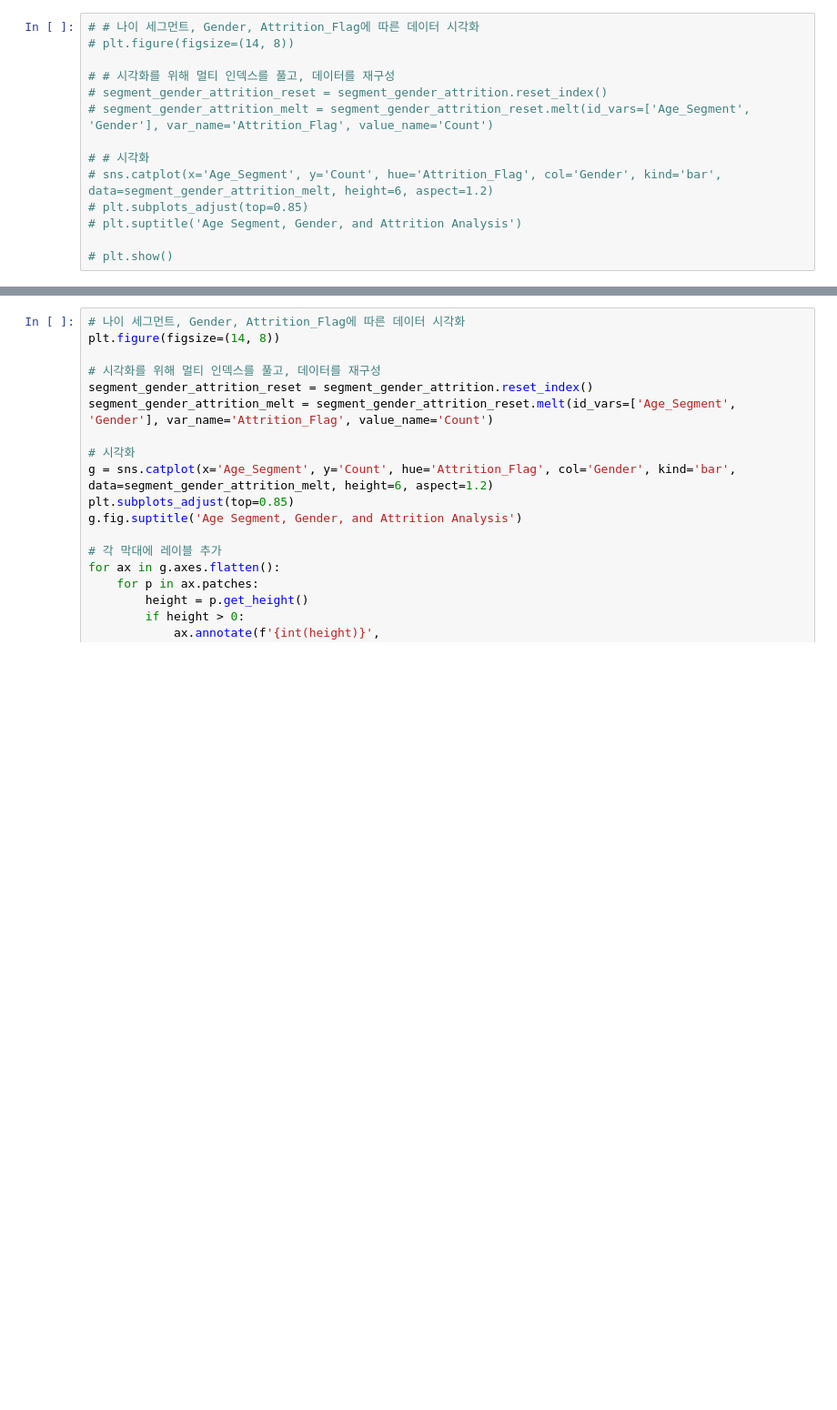
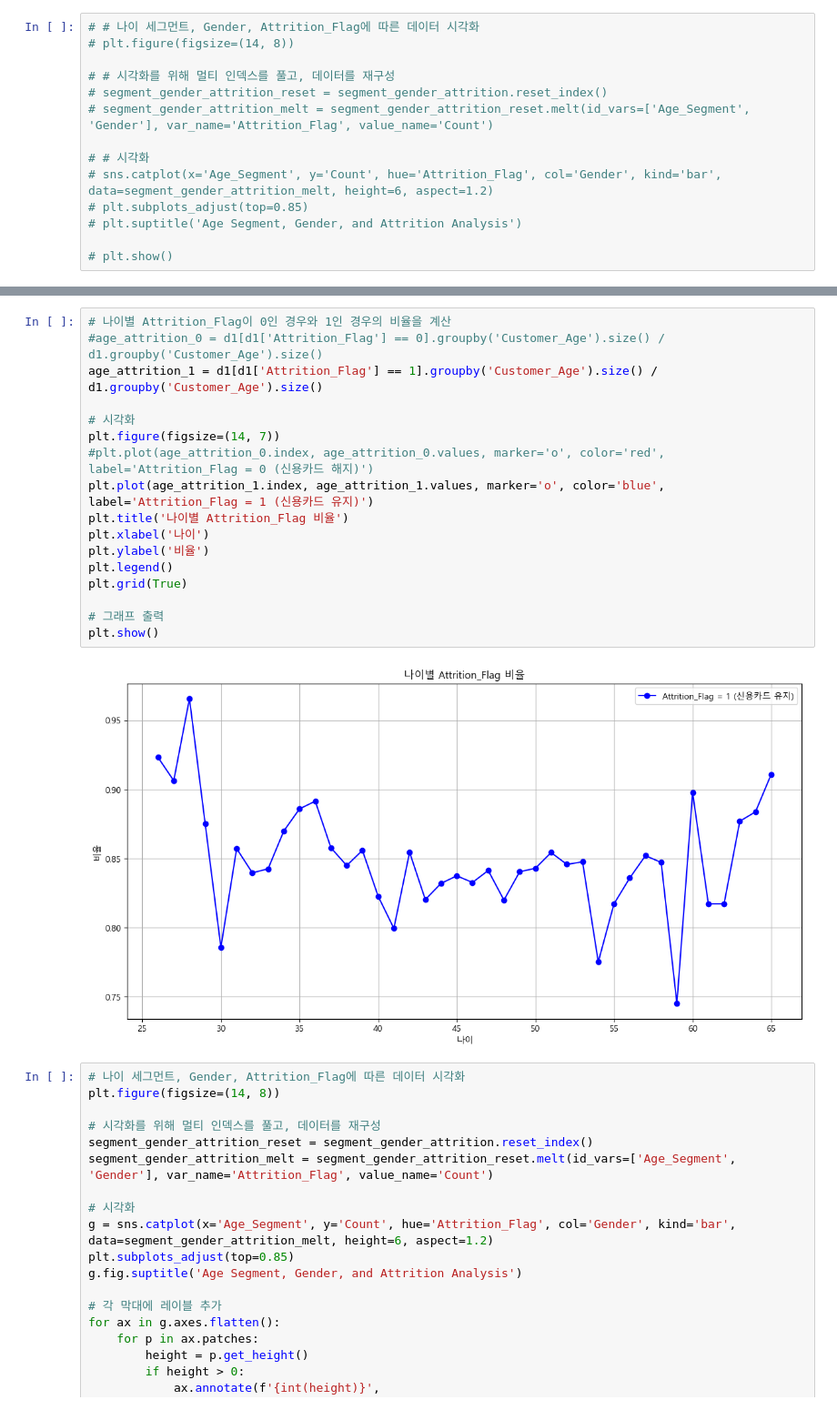
Before and after one commit to myhappydays/Programmers-Data-Analysis-2nd, a Jupyter notebook: heeryeong/bank.ipynb, the cells around one changed output, grey strips where cells are left out. Shown at 91% size. Saved outputs shown, nothing was run; the diff lists cells and outputs as text; blank space fills up the shorter version.

```diff
--- a/heeryeong/bank.ipynb
+++ b/heeryeong/bank.ipynb
@@ -444,3 +488,22 @@ counts
+# %%
+# 나이별 Attrition_Flag이 0인 경우와 1인 경우의 비율을 계산
+#age_attrition_0 = d1[d1['Attrition_Flag'] == 0].groupby('Customer_Age').size() / d1.groupby('Customer_Age').size()
+age_attrition_1 = d1[d1['Attrition_Flag'] == 1].groupby('Customer_Age').size() / d1.groupby('Customer_Age').size()
+
+# 시각화
+plt.figure(figsize=(14, 7))
+#plt.plot(age_attrition_0.index, age_attrition_0.values, marker='o', color='red', label='Attrition_Flag = 0 (신용카드 해지)')
+plt.plot(age_attrition_1.index, age_attrition_1.values, marker='o', color='blue', label='Attrition_Flag = 1 (신용카드 유지)')
+plt.title('나이별 Attrition_Flag 비율')
+plt.xlabel('나이')
+plt.ylabel('비율')
+plt.legend()
+plt.grid(True)
+
+# 그래프 출력
+plt.show()
+# %% [output]
+[figure, added]
 # %%
 # 나이 세그먼트, Gender, Attrition_Flag에 따른 데이터 시각화
 plt.figure(figsize=(14, 8))
```
Also changed, not shown: parts of 32 cells of this notebook.
